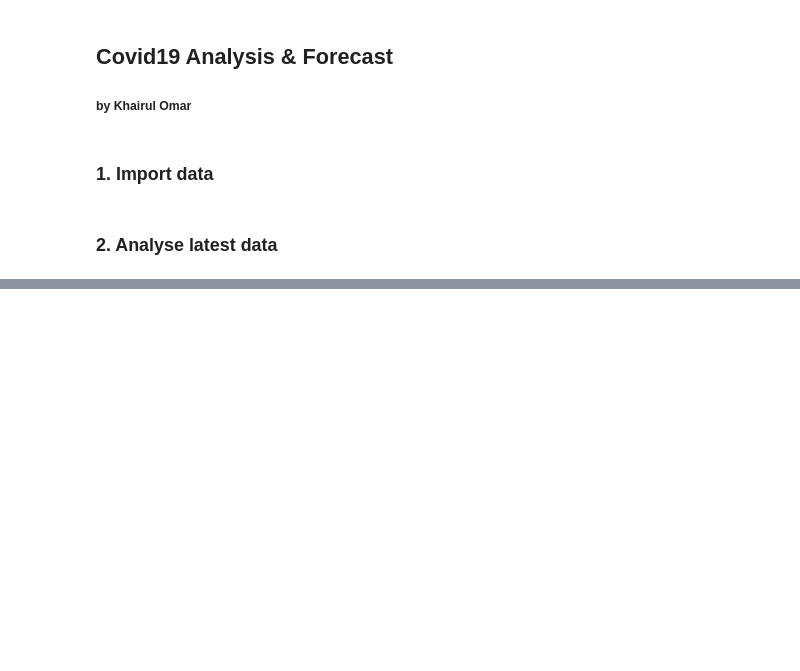
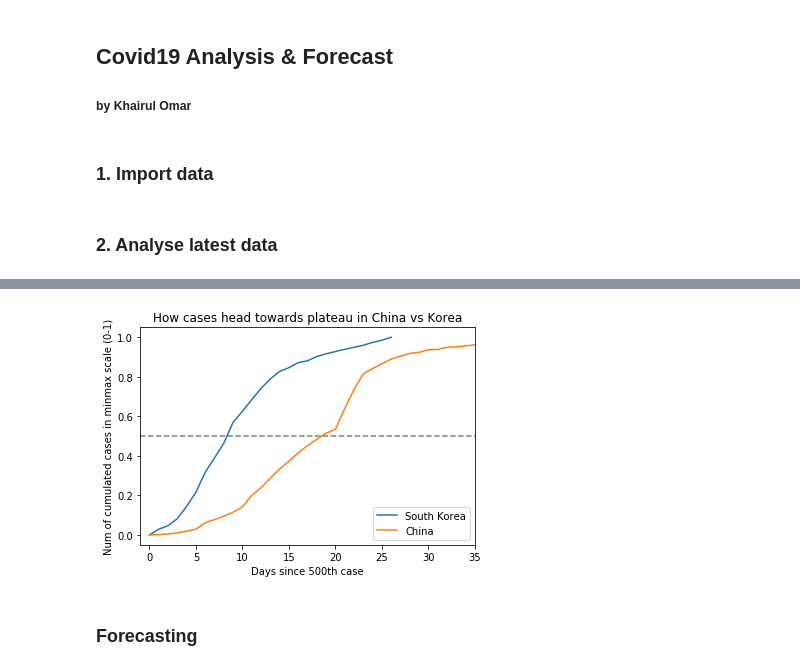
Before and after one commit to khairulomar/Covid-19, a Jupyter notebook: Covid19.ipynb, the cells around one changed output, grey strips where cells are left out. Saved outputs shown, nothing was run; the diff lists cells and outputs as text; code cells hidden in the pictures; blank space fills up the shorter version.

```diff
--- a/Covid19.ipynb
+++ b/Covid19.ipynb
@@ -313,0 +253,20 @@ plt.show()
+# %%
+fig, ax = plt.subplots()
+for country in ['South Korea','China']:
+    data = df2.loc[(df2.country==country) & (df2.confirmed > 500), 'confirmed'].reset_index(drop=True)
+    scaler = MinMaxScaler()
+    data = scaler.fit_transform(np.array(data).reshape(-1, 1))
+    plt.plot(data, label=country)
+xmax = 35
+plt.hlines(0.5,-1, xmax, linestyle='dashed', alpha=0.5)
+#plt.yscale('log')
+ax.set_title('How cases head towards plateau in China vs Korea')
+ax.set_xlim(-1, xmax)
+ax.set_ylabel('Num of cumulated cases in minmax scale (0-1)')
+ax.set_xlabel('Days since 500th case')
+plt.legend(loc='lower right')
+plt.show()
+# %% [output]
+[figure, added]
+# %% [markdown]
+### Forecasting
```
Also changed, not shown: parts of 20 cells of this notebook.
